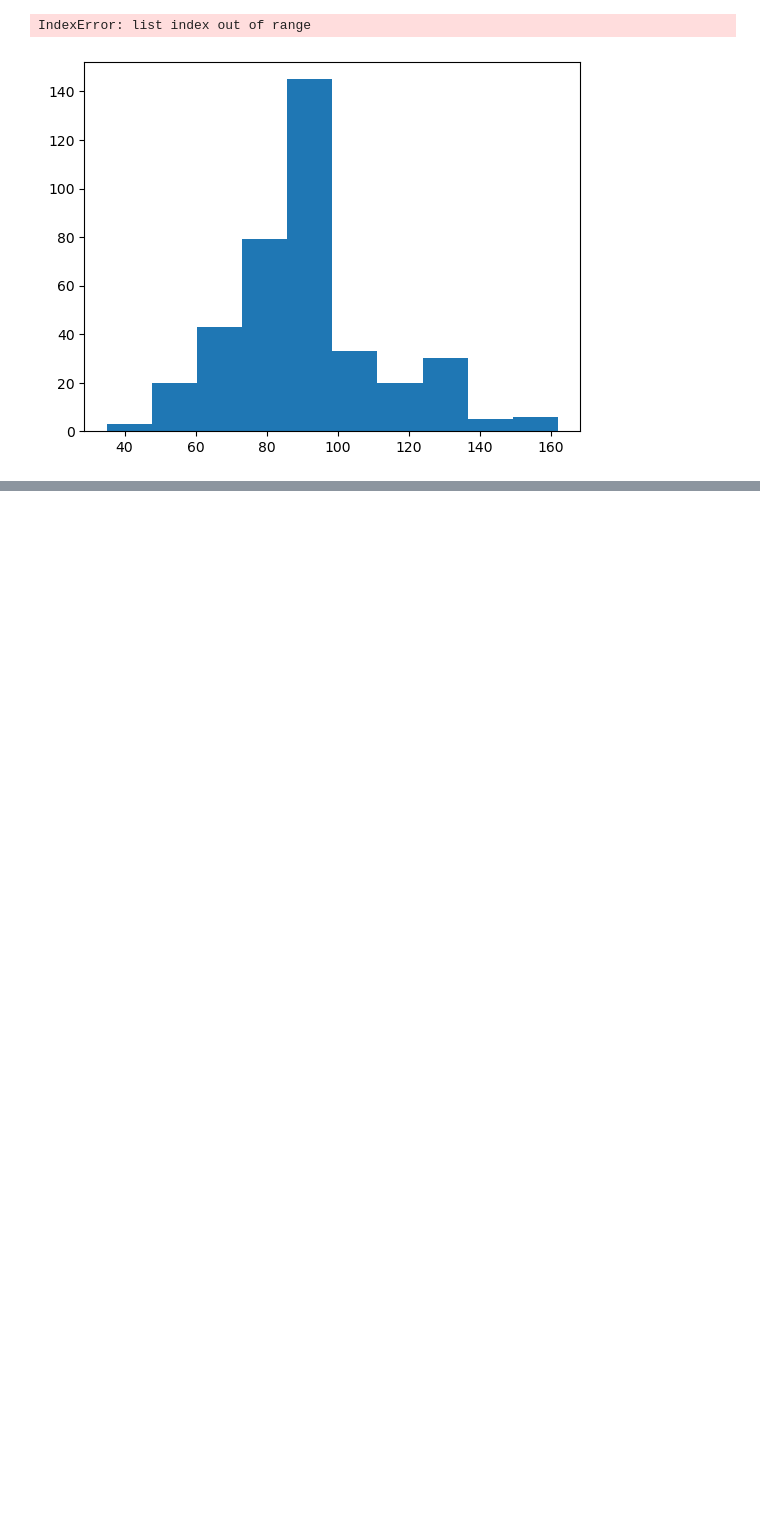
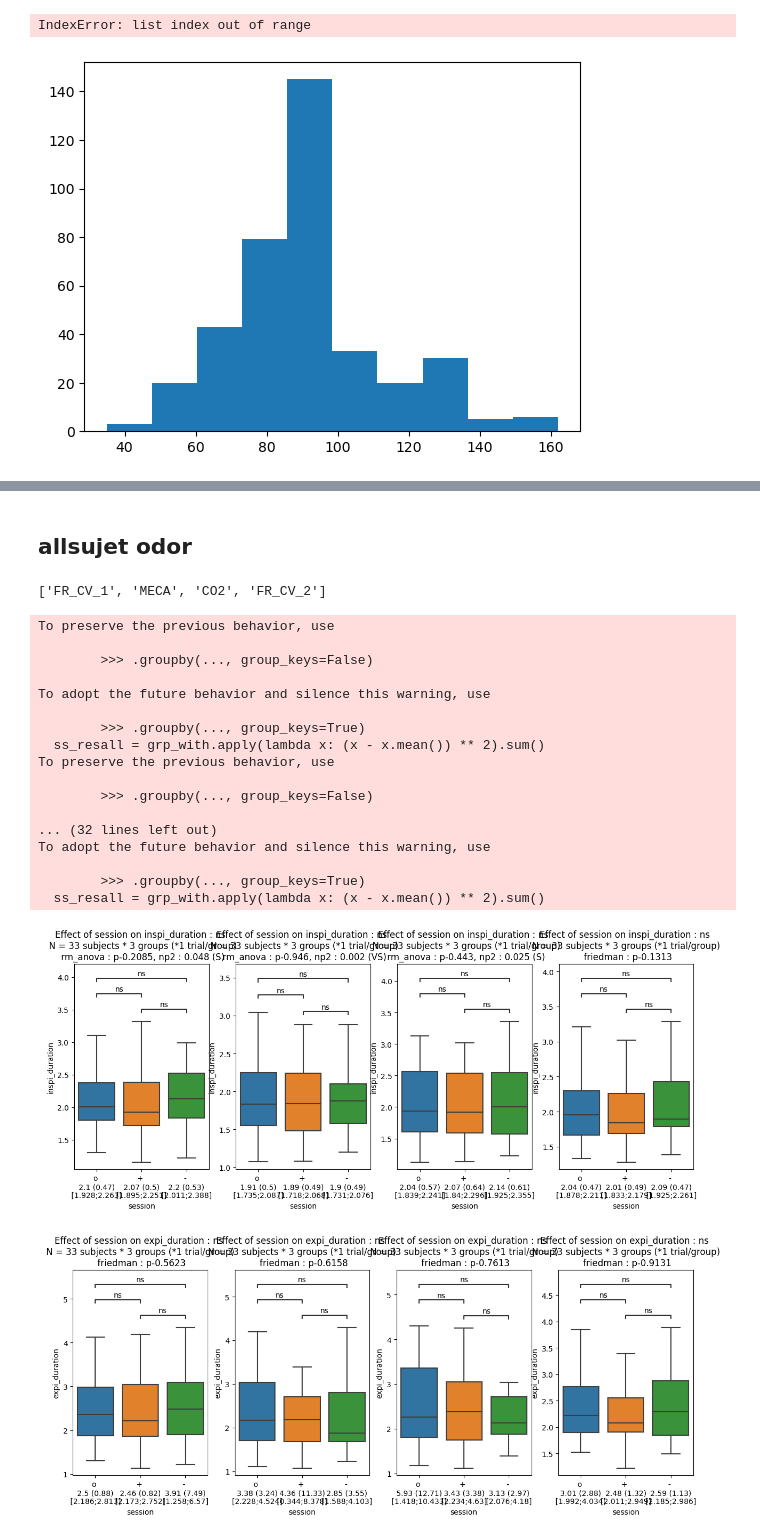
Before and after one commit to JulesGranget/Script_Python_EEG_Paris_git, a Jupyter notebook: n14_respi_analysis.ipynb, the cells around one changed output, grey strips where cells are left out. Saved outputs shown, nothing was run; the diff lists cells and outputs as text; code cells hidden in the pictures; blank space fills up the shorter version.

```diff
--- a/n14_respi_analysis.ipynb
+++ b/n14_respi_analysis.ipynb
@@ -145,0 +421,23 @@ df_allsujet = df_allsujet[['sujet', 'cond', 'session']+metric_list]
+# %%
+data = {'sujet' : [], 'cond' : [], 'session' : []}
+
+for metric in df_respi_chunk['metric'].unique():
+
+    data[metric] = []
+
+for sujet in df_respi_chunk['sujet'].unique():
+
+    for cond in df_respi_chunk['cond'].unique():
+
+        for session in df_respi_chunk['session'].unique():
+
+            data['sujet'].append(sujet)
+            data['cond'].append(cond)
+            data['session'].append(session)
+
+            for metric in df_respi_chunk['metric'].unique():
+
+                data[metric].append(df_respi_chunk.query(f"sujet == '{sujet}' and cond == '{cond}' and session == '{session}' and metric == '{metric}'")['value'].values[0])
+
+df_respi_chunk = pd.DataFrame(data)
+df_respi_chunk
@@ -145,0 +458,39 @@ df_allsujet = df_allsujet[['sujet', 'cond', 'session']+metric_list]
+# %% [markdown]
+## allsujet odor
+# %%
+predictor = 'session'
+
+print(conditions)
+
+for outcome_i in metric_list:
+
+    fig, axs = plt.subplots(ncols=4)
+    fig.set_figheight(5)
+    fig.set_figwidth(15)
+
+    for c, cond in enumerate(conditions):
+
+        ax = axs[c]
+        df_stats = df_respi_chunk.query(f"cond == '{cond}'")
+        auto_stats(df_stats, predictor, outcome_i, ax=ax, subject='sujet', design='within', mode='box', transform=False, verbose=True, order=None)
+# %% [output]
+['FR_CV_1', 'MECA', 'CO2', 'FR_CV_2']
+To preserve the previous behavior, use
+
+        >>> .groupby(..., group_keys=False)
+
+To adopt the future behavior and silence this warning, use
+
+        >>> .groupby(..., group_keys=True)
+  ss_resall = grp_with.apply(lambda x: (x - x.mean()) ** 2).sum()
+To preserve the previous behavior, use
+
+        >>> .groupby(..., group_keys=False)
+
+... (32 lines left out)
+To adopt the future behavior and silence this warning, use
+
+        >>> .groupby(..., group_keys=True)
+  ss_resall = grp_with.apply(lambda x: (x - x.mean()) ** 2).sum()
+[figure, added]
+[figure, added]
```
Also changed, not shown: parts of 51 cells of this notebook, 11 other files.
